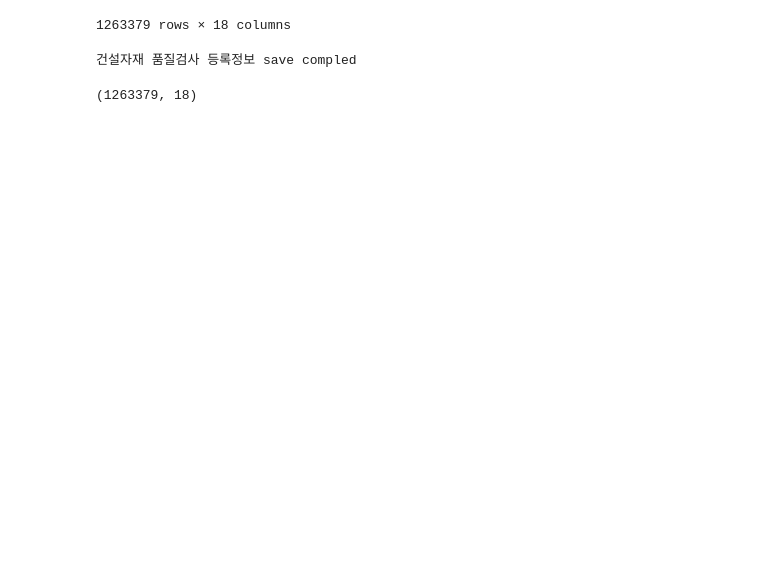
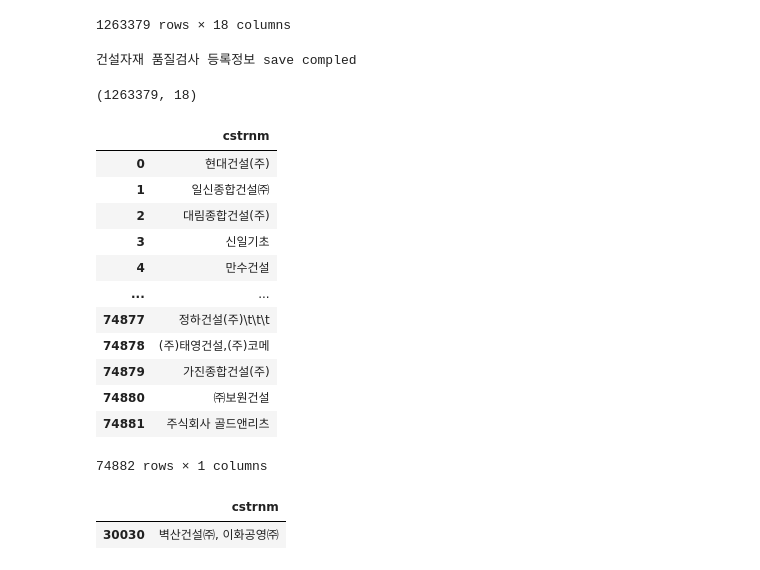
Before and after one commit to hyokwan/python_automation, a Jupyter notebook: apiScrapy/codeset/44.selectIoPmQtlTsitStsList.ipynb, the cells around one changed output. Drawn from its saved outputs; the diff is of its cells as text; code cells hidden in the pictures; blank space fills up the shorter version.

```diff
--- a/apiScrapy/codeset/44.selectIoPmQtlTsitStsList.ipynb
+++ b/apiScrapy/codeset/44.selectIoPmQtlTsitStsList.ipynb
@@ -252,3 +252,26 @@ cf.savedata(resultDfLastMerged, SITENAME,DATANAME,SERVICENAME)
 resultDfLastMerged.shape
 # %% [output]
 (1263379, 18)
+# %%
+#임시
+imsiDf = pd.read_csv(\
+         "../output/건설사업정보시스템/건설자재 품질검사 등록정보/selectIoPmQtlTsitStsList.csv",low_memory=False, encoding="ms949")
+dfCombi = imsiDf.loc[:,["cstrnm"]].drop_duplicates()
+dfCombi.reset_index(inplace=True, drop=True)
+dfCombiLen = dfCombi.shape[0]
+# %%
+dfCombi
+# %% [output]
+|  | cstrnm |
+| 0 | 현대건설(주) |
+| 1 | 일신종합건설㈜ |
+| 2 | 대림종합건설(주) |
+| 3 | 신일기초 |
+| 4 | 만수건설 |
+| ... | ... |
+| 74877 | 정하건설(주)\t\t\t |
+| 74878 | (주)태영건설,(주)코메 |
+| 74879 | 가진종합건설(주) |
+| 74880 | ㈜보원건설 |
+| 74881 | 주식회사 골드앤리츠 |
+74882 rows × 1 columns
@@ -254,0 +280,5 @@ resultDfLastMerged.shape
+# %%
+dfCombi[mydf]
+# %% [output]
+|  | cstrnm |
+| 30030 | 벽산건설㈜, 이화공영㈜ |
```
Also changed, not shown: parts of 1 cell of this notebook, 7 other files.
